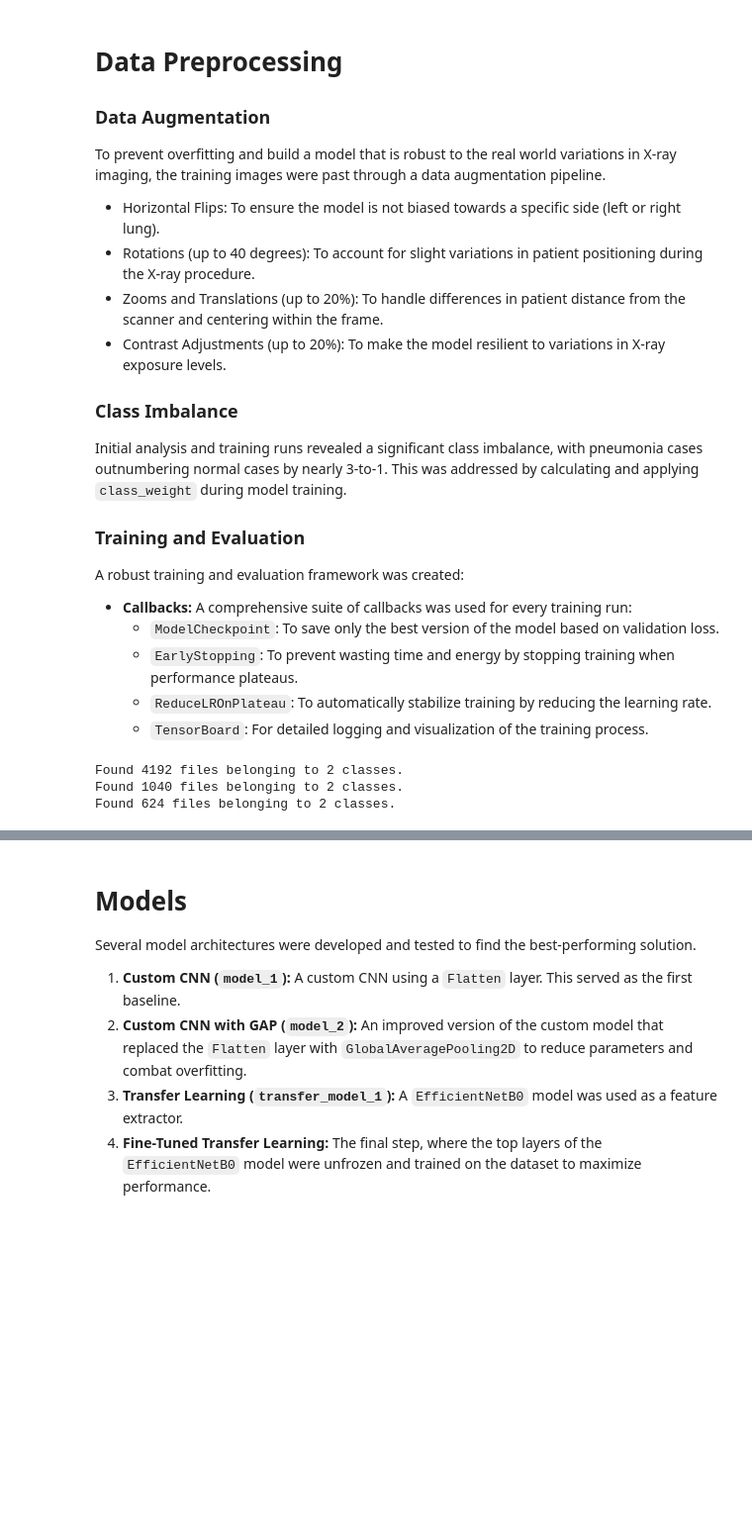
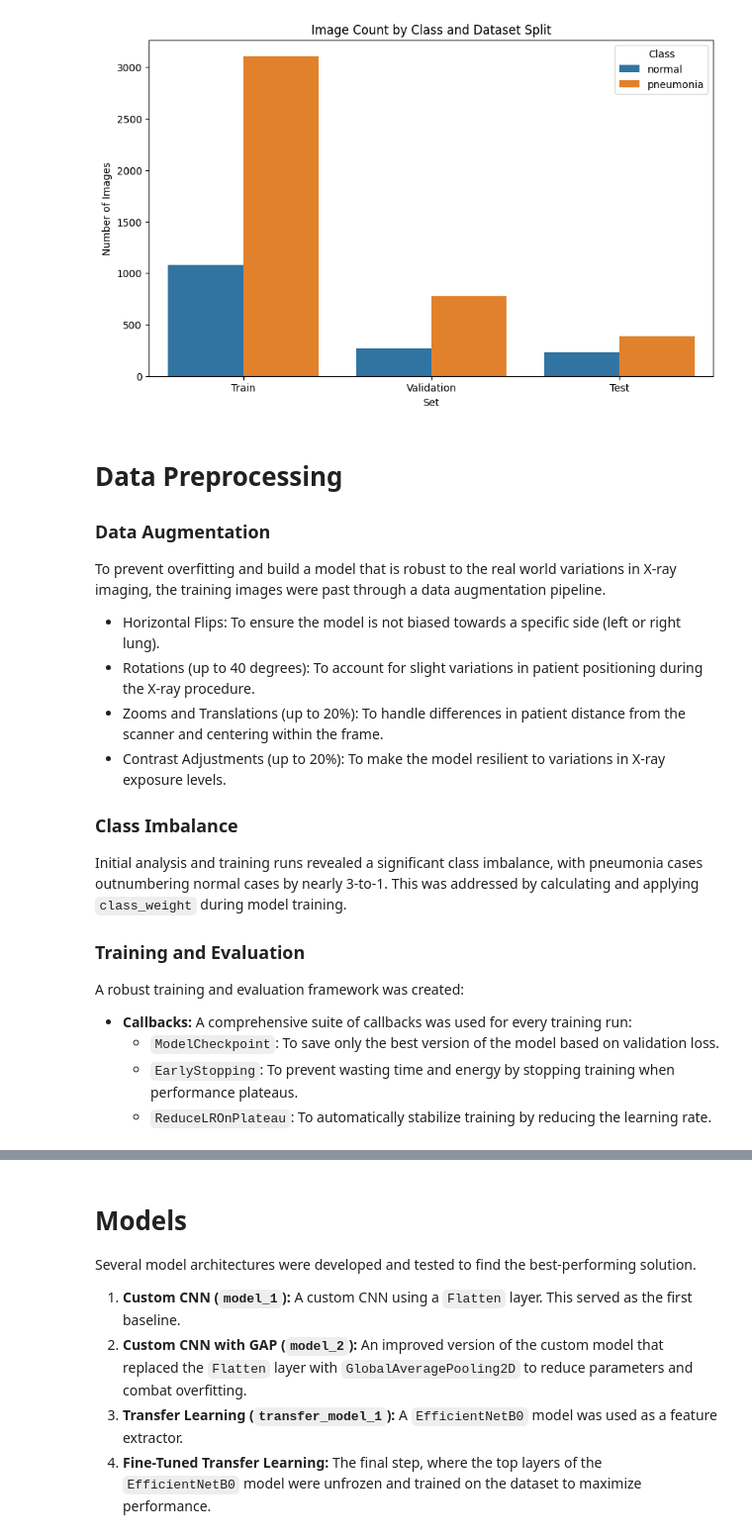
Before and after one commit to Jimi-Wilson/XRay-Pneumonia-Classifier, a Jupyter notebook: pneumonia-detection.ipynb, the cells around one changed output, grey strips where cells are left out. Shown at 99% size. Saved outputs shown, nothing was run; the diff lists cells and outputs as text; code cells hidden in the pictures; blank space fills up the shorter version.

```diff
--- a/pneumonia-detection.ipynb
+++ b/pneumonia-detection.ipynb
@@ -47,3 +95,29 @@ test_dir = f'{path}/test'
+# %%
+def plot_data_distribution(data_dirs, set_names):
+    class_counts = {}
+    classes = sorted(os.listdir(data_dirs[0]))
+
+    for i, data_dir in enumerate(data_dirs):
+        set_name = set_names[i]
+        counts = {cls: len(os.listdir(os.path.join(data_dir, cls))) for cls in classes}
+        class_counts[set_name] = counts
+
+    plot_data = []
+    for set_name, counts in class_counts.items():
+        for cls, count in counts.items():
+            plot_data.append([set_name, cls, count])
+
+    df = pd.DataFrame(plot_data, columns=['Set', 'Class', 'Count'])
+
+    plt.figure(figsize=(10, 6))
+    sns.barplot(x='Set', y='Count', hue='Class', data=df)
+    plt.title('Image Count by Class and Dataset Split')
+    plt.ylabel('Number of Images')
+    plt.show()
+
+plot_data_distribution([train_dir, valid_dir, test_dir], ['Train', 'Validation', 'Test'])
+# %% [output]
+[figure, added]
 # %% [markdown]
 # Data Preprocessing
 
@@ -65,38 +139,3 @@ A robust training and evaluation framework was created:
     * `ModelCheckpoint`: To save only the best version of the model based on validation loss.
     * `EarlyStopping`: To prevent wasting time and energy by stopping training when performance plateaus.
     * `ReduceLROnPlateau`: To automatically stabilize training by reducing the learning rate.
-    * `TensorBoard`: For detailed logging and visualization of the training process.
-# %%
-train_data = tf.keras.utils.image_dataset_from_directory(
-    train_dir,
-    labels="inferred",
-    label_mode="binary",
-    image_size=IMAGE_SIZE,
-    interpolation="nearest",
-    batch_size=BATCH_SIZE,
-    shuffle=True
-)
-
-valid_data = tf.keras.utils.image_dataset_from_directory(
-    valid_dir,
-    labels="inferred",
-    label_mode="binary",
-    image_size=IMAGE_SIZE,
-    interpolation="nearest",
-    batch_size=BATCH_SIZE,
-    shuffle=False
-)
-
-test_data = tf.keras.utils.image_dataset_from_directory(
-    test_dir,
-    labels="inferred",
-    label_mode="binary",
-    image_size=IMAGE_SIZE,
-    interpolation="nearest",
-    batch_size=BATCH_SIZE,
-    shuffle=False
-)
-# %% [output]
-Found 4192 files belonging to 2 classes.
-Found 1040 files belonging to 2 classes.
-Found 624 files belonging to 2 classes.
```
Also changed, not shown: parts of 36 cells of this notebook.
